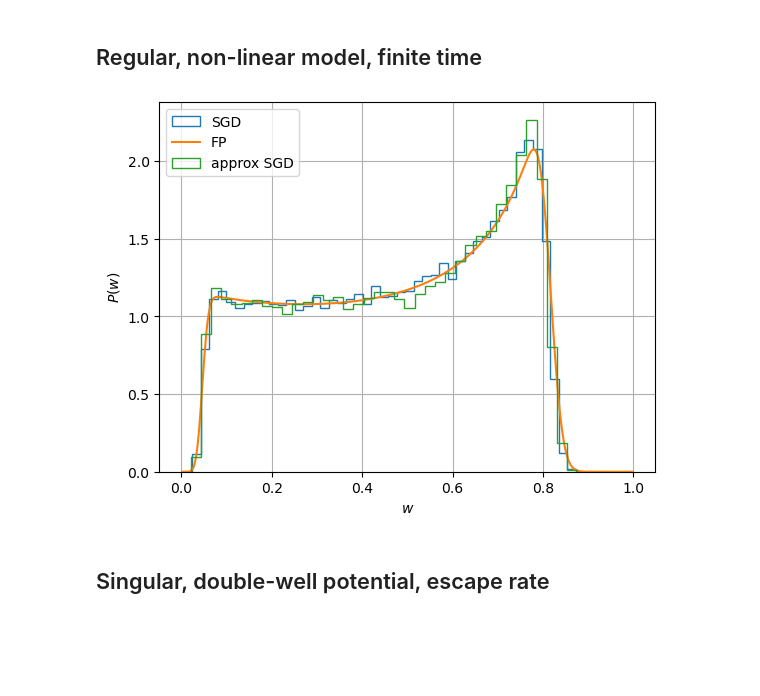
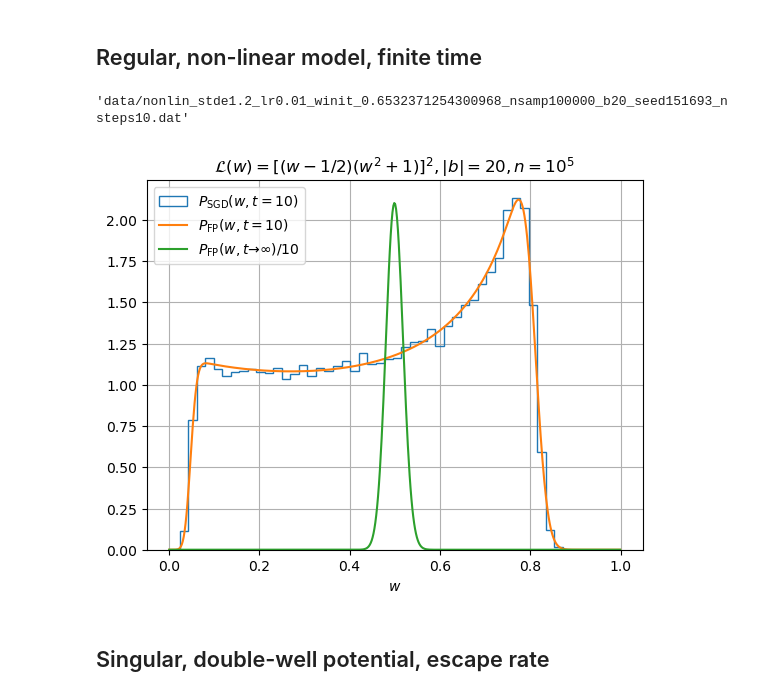
Before and after one commit to gcorlouer/sgd_on_singularities, a Jupyter notebook: experiments/SGD_Langevin_FP_comparison.ipynb, the cells around one changed output. Saved outputs shown, nothing was run; the diff lists cells and outputs as text; code cells hidden in the pictures; blank space fills up the shorter version.

```diff
--- a/experiments/SGD_Langevin_FP_comparison.ipynb
+++ b/experiments/SGD_Langevin_FP_comparison.ipynb
@@ -295,6 +343,10 @@ for stde in stdes:
     files = glob(f'data/nonlin_stde{stde:g}*.dat')
     sgd_data = np.array([np.loadtxt(file) for file in files])
     sgd_datas.append(sgd_data)
+# %%
+files[0]
+# %% [output]
+'data/nonlin_stde1.2_lr0.01_winit_0.6532371254300968_nsamp100000_b20_seed151693_nsteps10.dat'
 # %%
 """
 Approx SGD
@@ -317,7 +369,8 @@ w0 = 0.5
 b = 20
 L = 1
 dt = .05
-steps = int(10/dt)
+n10step = int(10.5/dt)
+steps = int(1000/dt)
 
 fp_datas = []
 for stde in stdes:
@@ -326,18 +379,20 @@ for stde in stdes:
     fp_datas.append(Ps)
 # %%
 for sgd_data, Ps, stde in zip(sgd_datas, fp_datas, stdes):
-    plt.hist(sgd_data.T[-1], histtype='step', density=True, bins='auto', label='SGD')
-    plt.plot(x, Ps[-1], label='FP')
-plt.hist(ws.T[-1], histtype='step', density=True, bins='auto', label='approx SGD')
+    plt.hist(sgd_data.T[-1], histtype='step', density=True, bins='auto', label=r'$P_\mathrm{SGD}(w,t=10)$')
+    plt.plot(x, Ps[n10step], label=r'$P_\mathrm{FP}(w,t=10)$')
+# plt.hist(ws.T[-1], histtype='step', density=True, bins='auto', label='approx SGD')
+
+plt.plot(x, .1*Ps[-1], label=r'$P_\mathrm{FP}(w,t\to\infty)/10$')
 
 plt.xlabel(r"$w$")
-plt.ylabel(r"$P(w)$")
 plt.grid()
 plt.legend()
-plt.savefig("dynamics_1d_singular_model.png", bbox_inches="tight", dpi=150)
+plt.title(r'$\mathcal{L}(w) = [(w-1/2)(w^2+1)]^2,|b|=20,n=10^5$')
+plt.savefig("dynamics_1d_regular_model.pdf", bbox_inches="tight", dpi=150)
 plt.show()
 # %% [output]
-[figure, old version]
+[figure, new version]
 # %% [markdown]
 ## Singular, double-well potential, escape rate
 # %%
```
Also changed, not shown: parts of 9 cells of this notebook.
